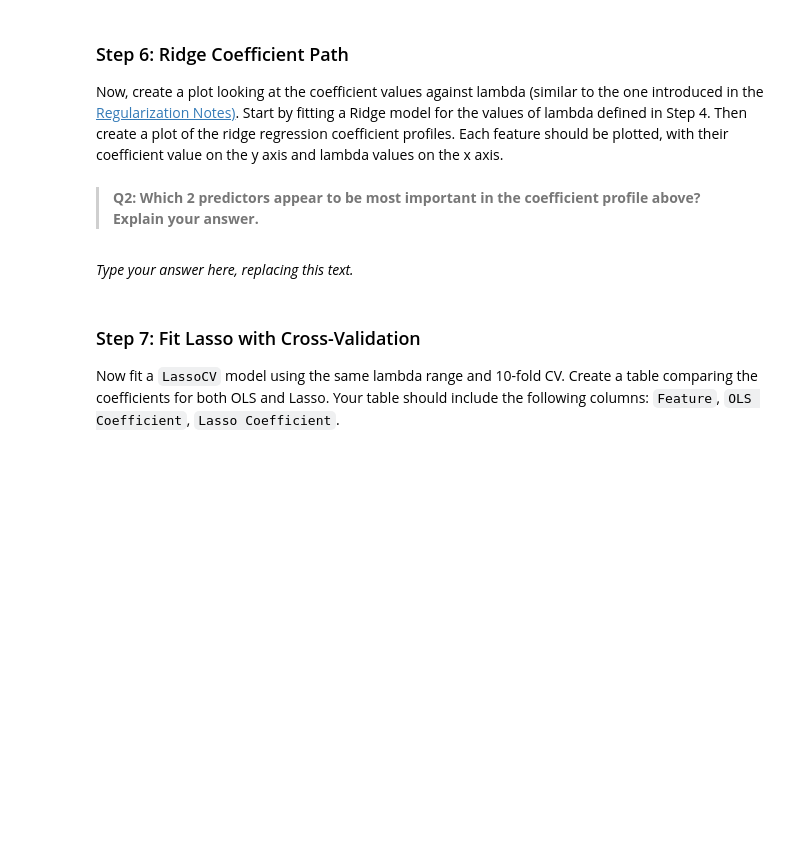
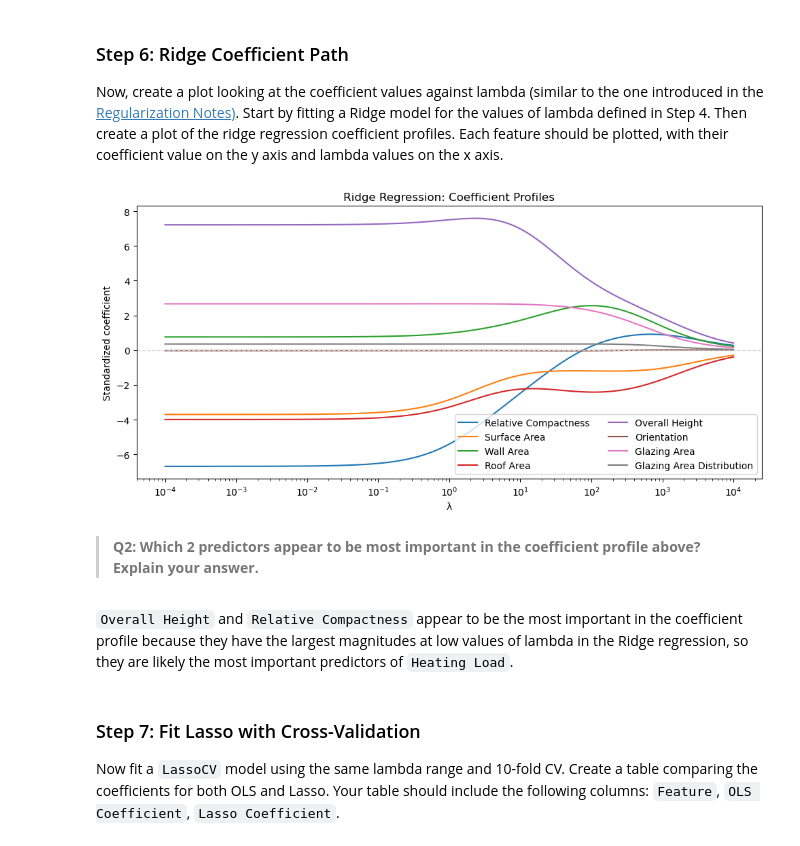
Before and after one commit to avarobillard/assignment-3, a Jupyter notebook: task1/hw3-task1.ipynb, the cells around one changed output. Saved outputs shown, nothing was run; the diff lists cells and outputs as text; code cells hidden in the pictures; blank space fills up the shorter version.

```diff
--- a/task1/hw3-task1.ipynb
+++ b/task1/hw3-task1.ipynb
@@ -95,9 +95,7 @@ df.head()
 Split the data into training and test sets using a 70/30 split and a `random_state` of 42. Then scale the data using `StandardScaler`. Name your scaled data `X_train_scaled` and `X_test_scaled`.
 # %%
 # Separate predictors (X) from response (y)
-features = [c for c in df if c != 'Heating Load']
-
-X = df[features]
+X = df[feature_names]
 y = df['Heating Load']
 
 # Split data into training and test sets
@@ -171,10 +238,38 @@ grader.check("q4")
 ### Step 6: Ridge Coefficient Path
 
 Now, create a plot looking at the coefficient values against lambda (similar to the one introduced in the [Regularization Notes)](https://meds-eds-232.github.io/EDS-232-course-website/notes/6_linear_model_selection_and_regularization/6_linear_model_selection_and_regularization-NOTES.html). Start by fitting a Ridge model for the values of lambda defined in Step 4. Then create a plot of the ridge regression coefficient profiles. Each feature should be plotted, with their coefficient value on the y axis and lambda values on the x axis.
+# %%
+# Visualize Coefficient values acorss Ridge model lambdas
+coefs = []
+
+for lam in lambdas:
+    ridge = Ridge(alpha=lam)
+
+    ridge.fit(X_train_scaled, y_train)
+
+    # Store coefficients
+    coefs.append(ridge.coef_)
+
+coefs = np.array(coefs)
+
+# Plot Ridge Coefficient path
+plt.figure(figsize=(10, 5))
+for i, feature in enumerate(feature_names):
+    plt.plot(lambdas, coefs[:, i], label=feature)
+plt.xscale('log')
+plt.xlabel('λ')
+plt.ylabel('Standardized coefficient')
+plt.title('Ridge Regression: Coefficient Profiles')
+plt.legend(loc='lower right', ncols=2)
+plt.axhline(0, color='lightgrey', linestyle='--', linewidth=1)
+plt.tight_layout()
+plt.show()
+# %% [output]
+[figure, added]
 # %% [markdown]
 > **Q2: Which 2 predictors appear to be most important in the coefficient profile above? Explain your answer.**
 # %% [markdown]
-_Type your answer here, replacing this text._
+`Overall Height` and `Relative Compactness` appear to be the most important in the coefficient profile because they have the largest magnitudes at low values of lambda in the Ridge regression, so they are likely the most important predictors of `Heating Load`.
 # %% [markdown]
 <!-- END QUESTION -->
 
```
Also changed, not shown: parts of 20 cells of this notebook.
